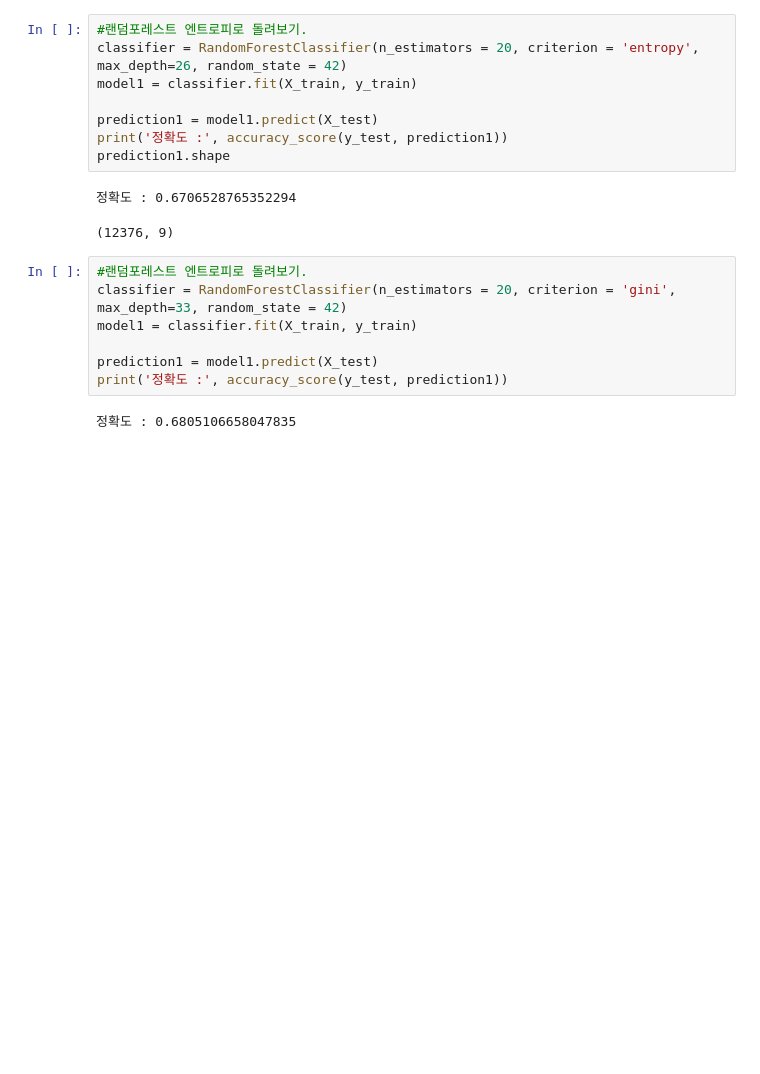
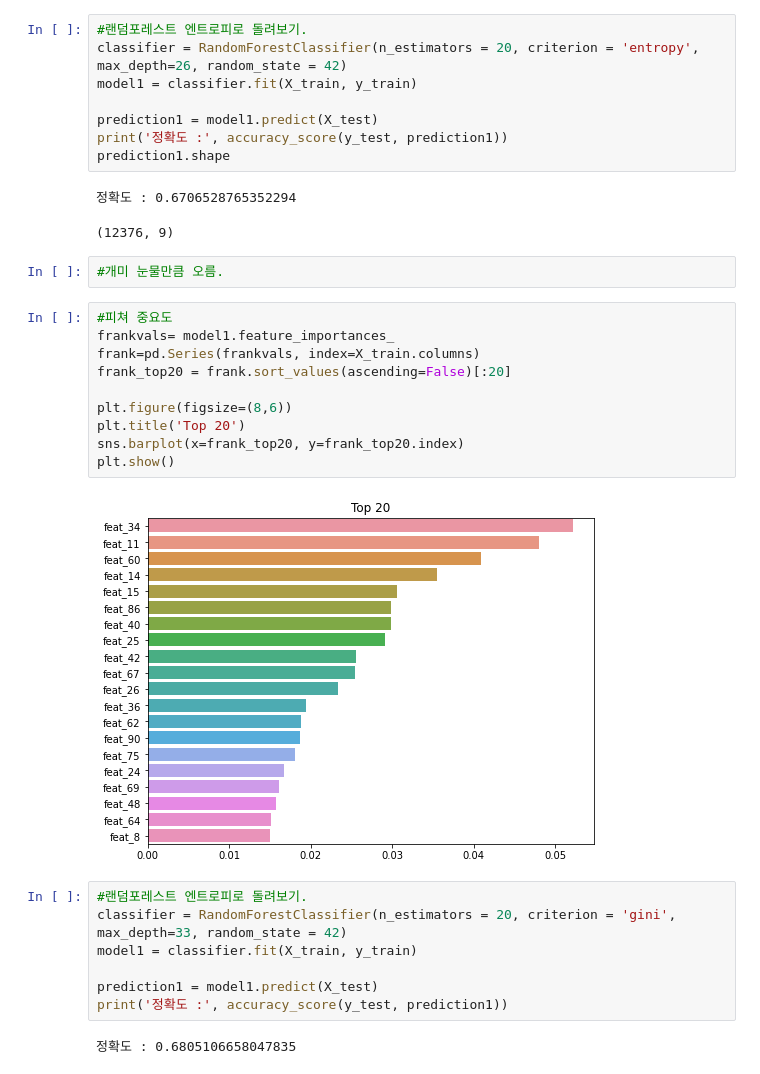
Before and after one commit to kim-hyun-ho/study, a Jupyter notebook: 210417.ipynb, the cells around one changed output. Cells and saved outputs as stored; diff of their text form; blank space fills up the shorter version.

```diff
--- a/210417.ipynb
+++ b/210417.ipynb
@@ -193,6 +194,20 @@ prediction1.shape
 # %% [output]
 정확도 : 0.6706528765352294
 (12376, 9)
+# %%
+#개미 눈물만큼 오름.
+# %%
+#피쳐 중요도
+frankvals= model1.feature_importances_
+frank=pd.Series(frankvals, index=X_train.columns)
+frank_top20 = frank.sort_values(ascending=False)[:20]
+
+plt.figure(figsize=(8,6))
+plt.title('Top 20')
+sns.barplot(x=frank_top20, y=frank_top20.index)
+plt.show()
+# %% [output]
+[figure, added]
 # %%
 #랜덤포레스트 엔트로피로 돌려보기.
 classifier = RandomForestClassifier(n_estimators = 20, criterion = 'gini', max_depth=33, random_state = 42)
```
Also changed, not shown: parts of 3 cells of this notebook.
